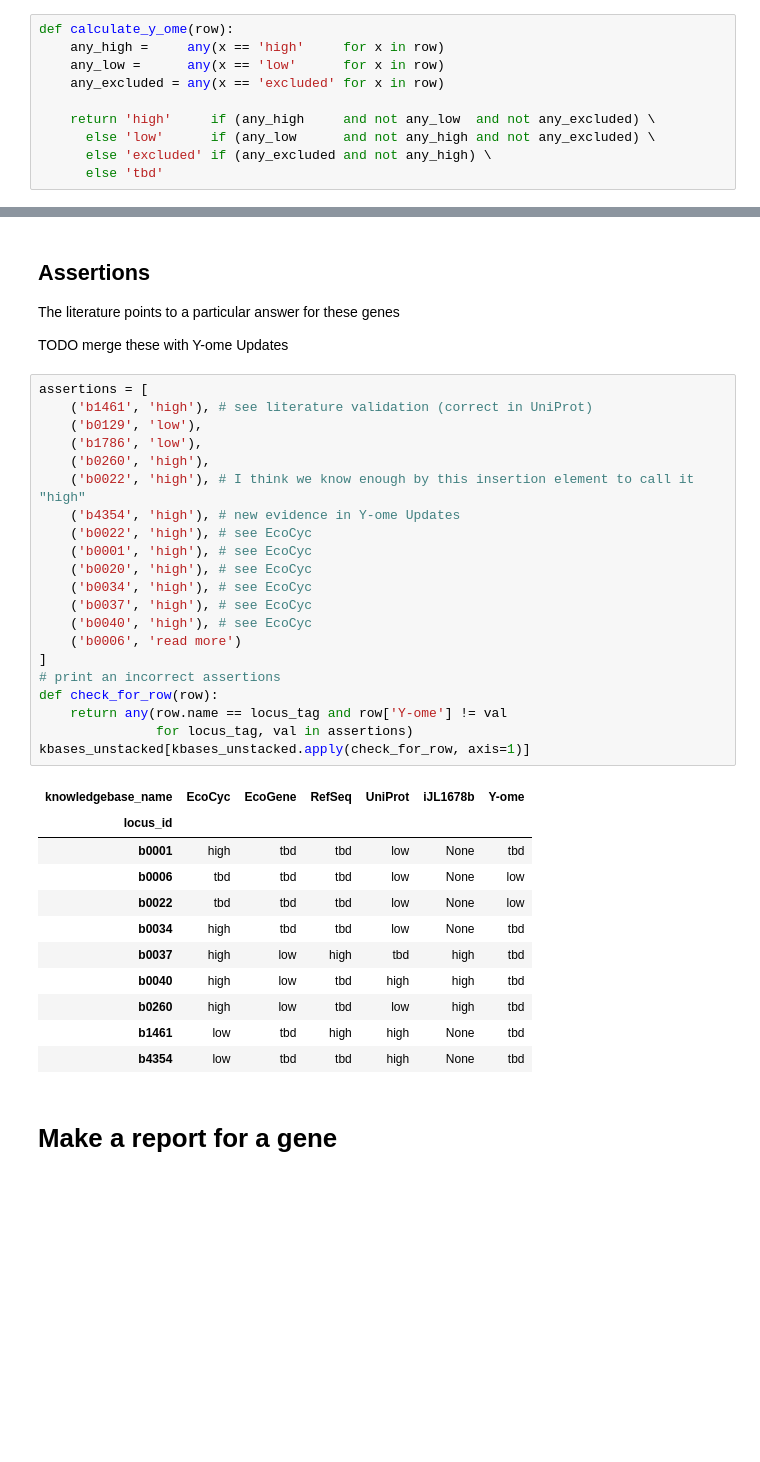
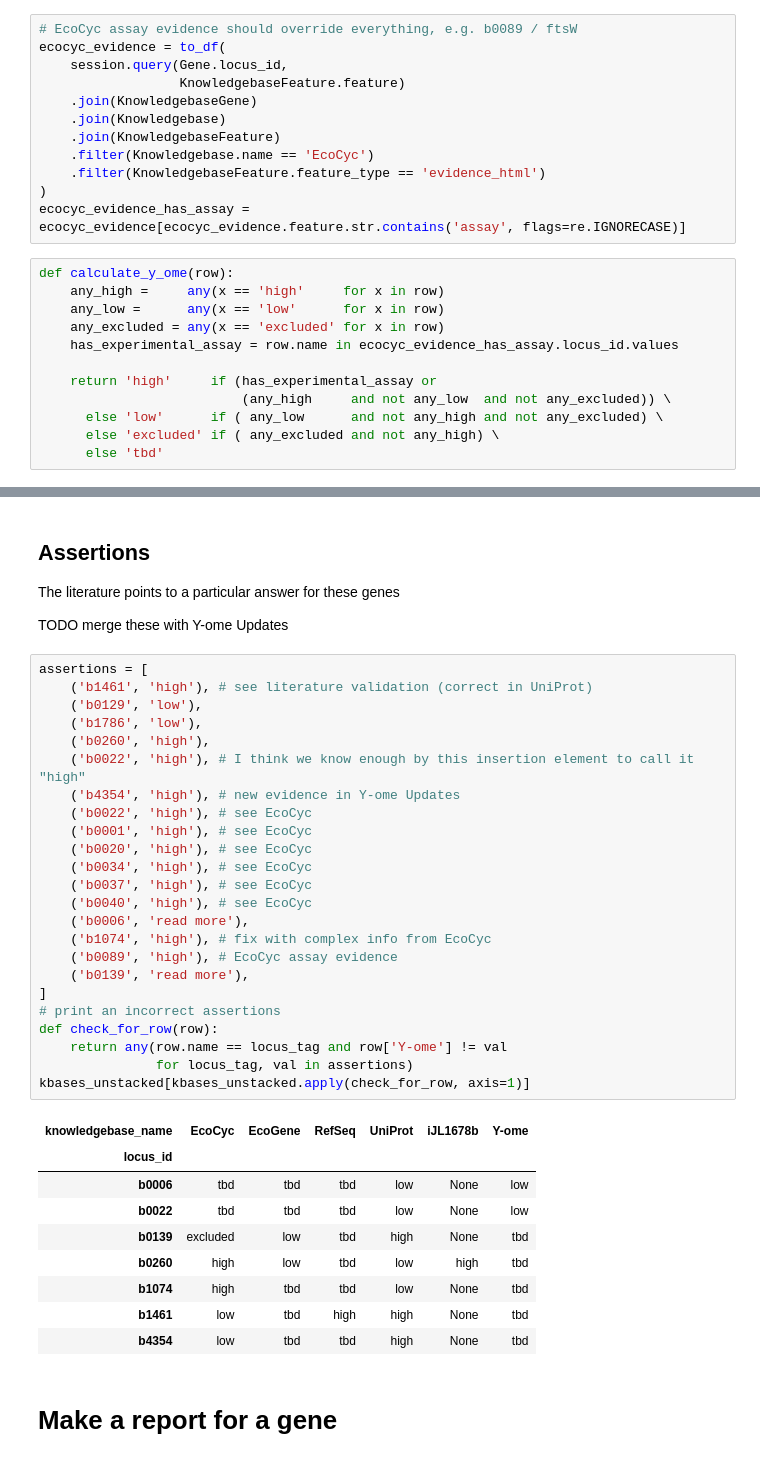
Before and after one commit to zakandrewking/y-ome, a Jupyter notebook: notebooks/17..12.06 Categories.ipynb, the cells around one changed output, grey strips where cells are left out. Cells and saved outputs as stored; diff of their text form; blank space fills up the shorter version.

```diff
--- a/notebooks/17..12.06 Categories.ipynb
+++ b/notebooks/17..12.06 Categories.ipynb
@@ -93,15 +93,29 @@ kbases = to_df(
     .join(KnowledgebaseGene)
     .join(Knowledgebase)
 )
+# %%
+# EcoCyc assay evidence should override everything, e.g. b0089 / ftsW
+ecocyc_evidence = to_df(
+    session.query(Gene.locus_id,
+                  KnowledgebaseFeature.feature)
+    .join(KnowledgebaseGene)
+    .join(Knowledgebase)
+    .join(KnowledgebaseFeature)
+    .filter(Knowledgebase.name == 'EcoCyc')
+    .filter(KnowledgebaseFeature.feature_type == 'evidence_html')
+)
+ecocyc_evidence_has_assay = ecocyc_evidence[ecocyc_evidence.feature.str.contains('assay', flags=re.IGNORECASE)]
 # %%
 def calculate_y_ome(row):
     any_high =     any(x == 'high'     for x in row)
     any_low =      any(x == 'low'      for x in row)
     any_excluded = any(x == 'excluded' for x in row)
+    has_experimental_assay = row.name in ecocyc_evidence_has_assay.locus_id.values
 
-    return 'high'     if (any_high     and not any_low  and not any_excluded) \
-      else 'low'      if (any_low      and not any_high and not any_excluded) \
-      else 'excluded' if (any_excluded and not any_high) \
+    return 'high'     if (has_experimental_assay or
+                          (any_high     and not any_low  and not any_excluded)) \
+      else 'low'      if ( any_low      and not any_high and not any_excluded) \
+      else 'excluded' if ( any_excluded and not any_high) \
       else 'tbd'
 # %%
 # remove duplicate genes
@@ -216,34 +230,35 @@ TODO merge these with Y-ome Updates
 # %%
 assertions = [
     ('b1461', 'high'), # see literature validation (correct in UniProt)
     ('b0129', 'low'),
     ('b1786', 'low'),
     ('b0260', 'high'),
     ('b0022', 'high'), # I think we know enough by this insertion element to call it "high"
     ('b4354', 'high'), # new evidence in Y-ome Updates
     ('b0022', 'high'), # see EcoCyc
     ('b0001', 'high'), # see EcoCyc
     ('b0020', 'high'), # see EcoCyc
     ('b0034', 'high'), # see EcoCyc
     ('b0037', 'high'), # see EcoCyc
     ('b0040', 'high'), # see EcoCyc
-    ('b0006', 'read more')
+    ('b0006', 'read more'),
+    ('b1074', 'high'), # fix with complex info from EcoCyc
+    ('b0089', 'high'), # EcoCyc assay evidence
+    ('b0139', 'read more'),
 ]
 # print an incorrect assertions
 def check_for_row(row):
     return any(row.name == locus_tag and row['Y-ome'] != val
                for locus_tag, val in assertions)
 kbases_unstacked[kbases_unstacked.apply(check_for_row, axis=1)]
 # %% [output]
 | knowledgebase_name | EcoCyc | EcoGene | RefSeq | UniProt | iJL1678b | Y-ome |
 | locus_id |  |  |  |  |  |  |
-| b0001 | high | tbd | tbd | low | None | tbd |
 | b0006 | tbd | tbd | tbd | low | None | low |
 | b0022 | tbd | tbd | tbd | low | None | low |
-| b0034 | high | tbd | tbd | low | None | tbd |
-| b0037 | high | low | high | tbd | high | tbd |
-| b0040 | high | low | tbd | high | high | tbd |
+| b0139 | excluded | low | tbd | high | None | tbd |
 | b0260 | high | low | tbd | low | high | tbd |
+| b1074 | high | tbd | tbd | low | None | tbd |
 | b1461 | low | tbd | high | high | None | tbd |
 | b4354 | low | tbd | tbd | high | None | tbd |
 # %% [markdown]
```
Also changed, not shown: parts of 8 cells of this notebook, 2 other files.
